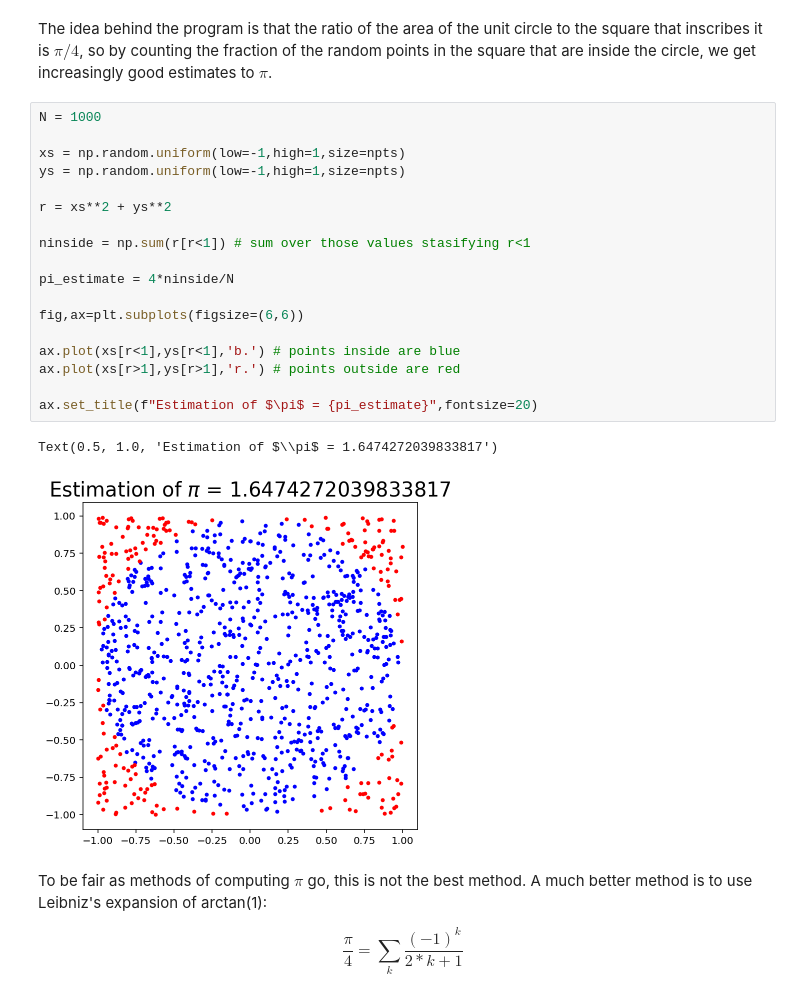
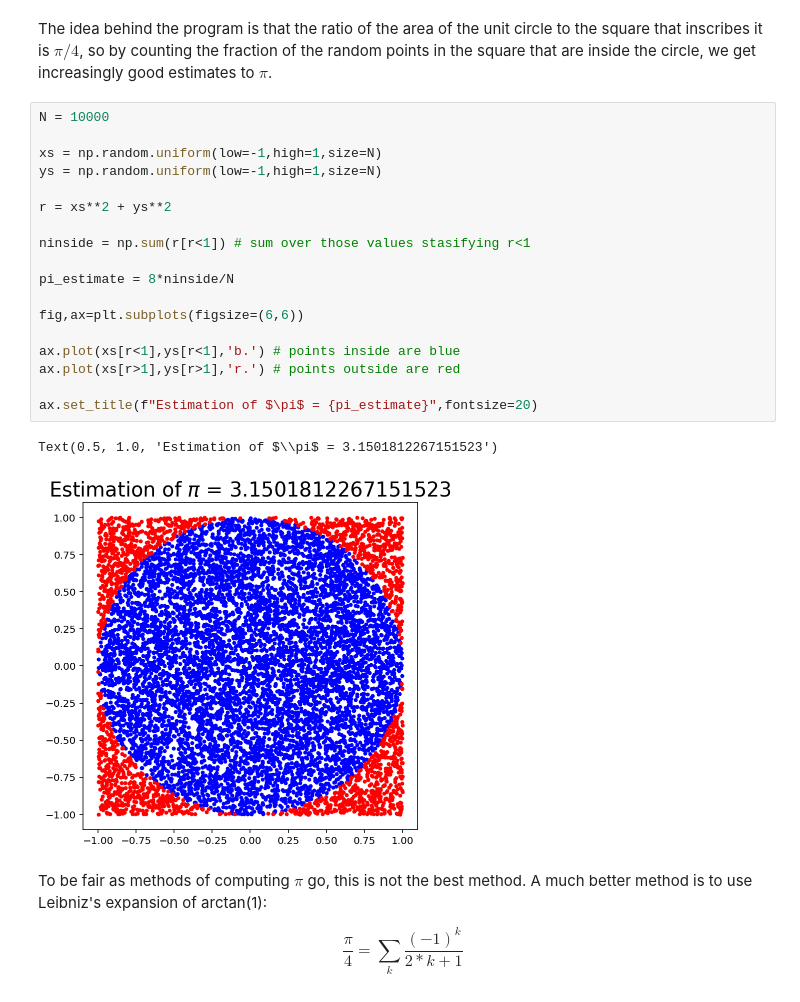
Before and after one commit to carlosal1015/Chem563, a Jupyter notebook: 01_Prob&Stats/04_MC.ipynb, the cells around one changed output. Saved outputs shown, nothing was run; the diff lists cells and outputs as text.

```diff
--- a/01_Prob&Stats/04_MC.ipynb
+++ b/01_Prob&Stats/04_MC.ipynb
@@ -18,26 +18,26 @@ import scipy as sci
 # %% [markdown]
 The idea behind the program is that the ratio of the area of the unit circle to the square that inscribes it is $\pi/4$, so by counting the fraction of the random points in the square that are inside the circle, we get increasingly good estimates to $\pi$.
 # %%
-N = 1000
+N = 10000
 
-xs = np.random.uniform(low=-1,high=1,size=npts)
-ys = np.random.uniform(low=-1,high=1,size=npts)
+xs = np.random.uniform(low=-1,high=1,size=N)
+ys = np.random.uniform(low=-1,high=1,size=N)
 
 r = xs**2 + ys**2
 
 ninside = np.sum(r[r<1]) # sum over those values stasifying r<1
 
-pi_estimate = 4*ninside/N
+pi_estimate = 8*ninside/N
 
 fig,ax=plt.subplots(figsize=(6,6))
 
 ax.plot(xs[r<1],ys[r<1],'b.') # points inside are blue
 ax.plot(xs[r>1],ys[r>1],'r.') # points outside are red
 
 ax.set_title(f"Estimation of $\pi$ = {pi_estimate}",fontsize=20)
 # %% [output]
-Text(0.5, 1.0, 'Estimation of $\\pi$ = 1.6474272039833817')
+Text(0.5, 1.0, 'Estimation of $\\pi$ = 3.1501812267151523')
-[figure, old version]
+[figure, new version]
 # %% [markdown]
 To be fair as methods of computing $\pi$ go, this is not the best method. A much better method is to use Leibniz's expansion of arctan(1):
 
```
Also changed, not shown: parts of 13 cells of this notebook, 7 other files.
